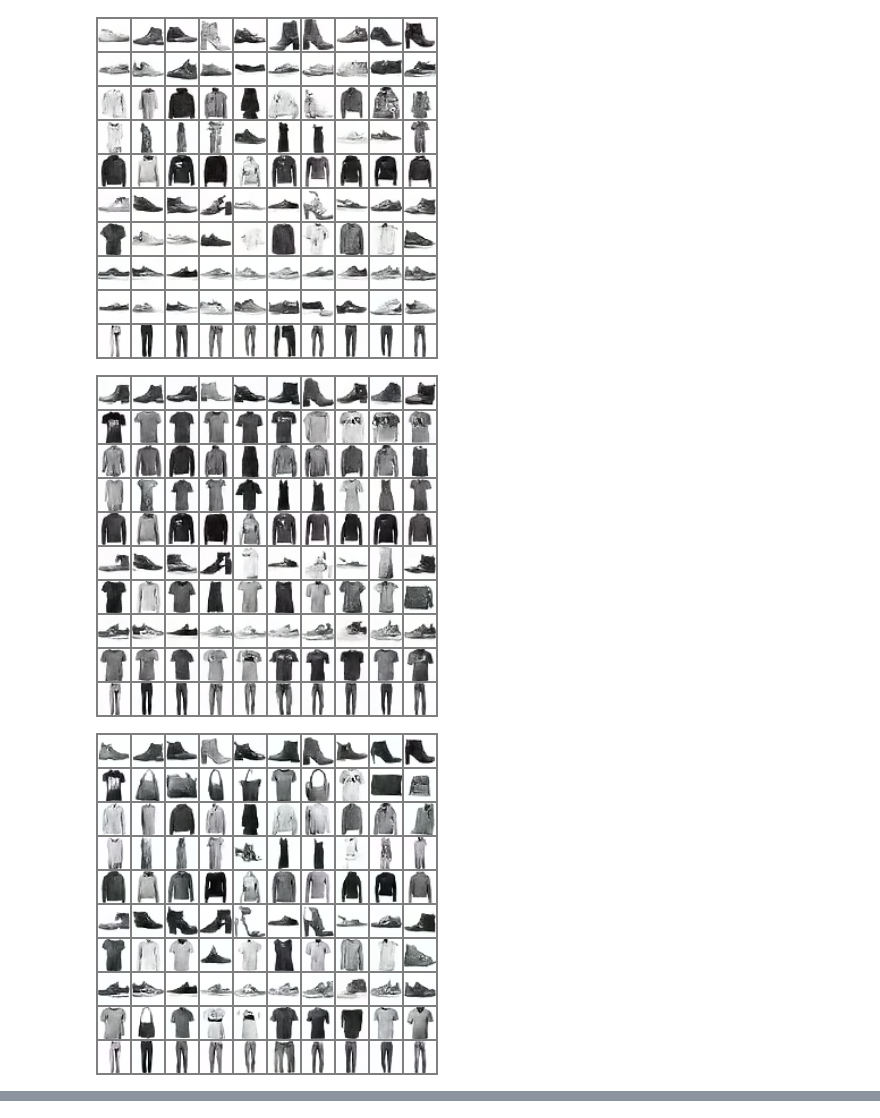
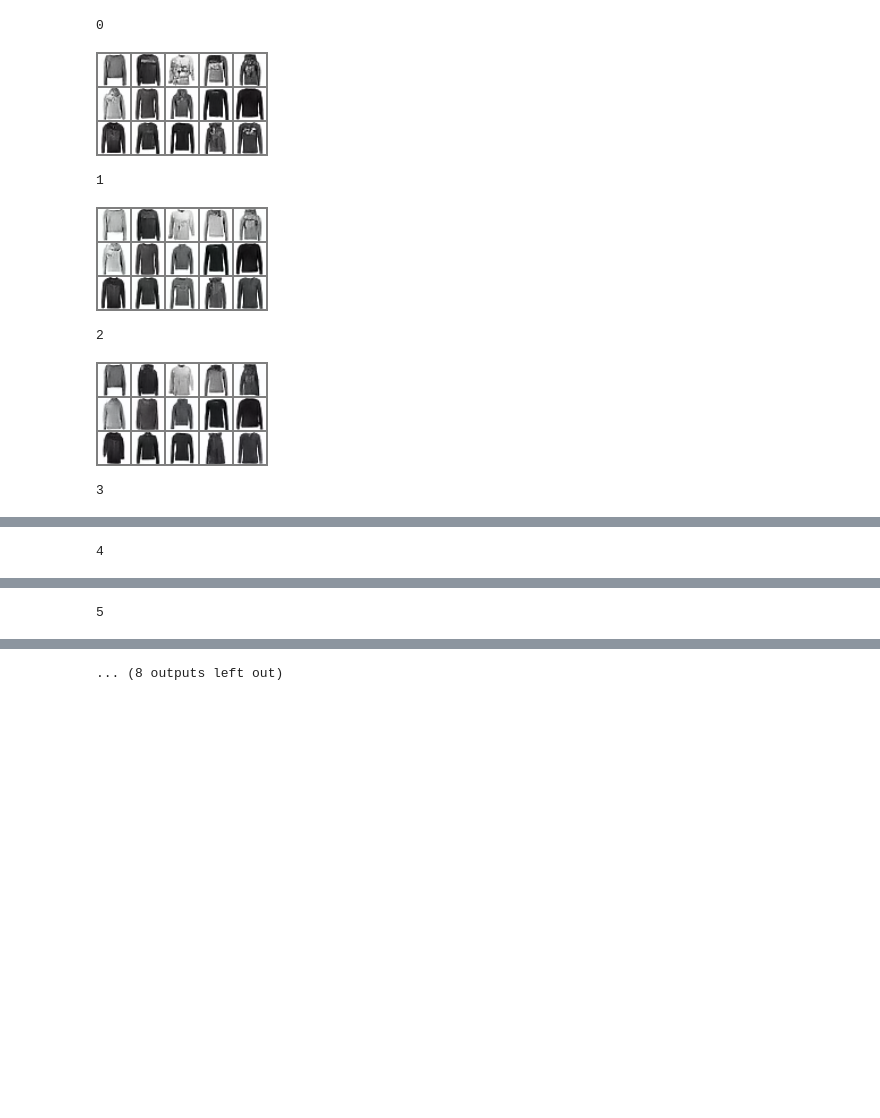
Before and after one commit to YLTun/federated_diffusion_model, a Jupyter notebook: diffusion_fedavg.ipynb, the cells around one changed output, grey strips where cells are left out. Saved outputs shown, nothing was run; the diff lists cells and outputs as text; code cells hidden in the pictures; blank space fills up the shorter version.

```diff
--- a/diffusion_fedavg.ipynb
+++ b/diffusion_fedavg.ipynb
@@ -43,7 +48,8 @@ print(data_config)
 print(train_config)
 
 # Data config.
-channels = data_config['channels']
+# img_size = data_config['img_size']
+# channels = data_config['channels']
 batch_size = data_config['batch_size']
 train_transform = data_config['train_transform']
 test_transform = data_config['test_transform']
@@ -55,6 +61,11 @@ num_rounds = train_config['rounds']
 num_local_epochs = train_config['local_epochs']
 eta = train_config['eta']
 save_interval = train_config['save_interval']
+
+# num_local_epochs = 1               # 1, 5, 10, 15
+
+save_dir = os.path.join('./output/diffusion_fedavg', dataset_name + '_b_{}_c_{}_le_{}'.format(beta, num_clients, num_local_epochs))
+os.makedirs(save_dir, exist_ok=True)
 # %% [output]
 {'img_size': 32, 'channels': 3, 'batch_size': 512, 'train_transform': Compose(
     RandomHorizontalFlip(p=0.5)
@@ -129,15 +140,18 @@ optim_args = {'lr': lr}
 for round_no in range(start_round, num_rounds):
     utils.print_separator(text='Round: {} / {}'.format(round_no + 1, num_rounds))
 
+    participating_clients = sorted(np.random.choice(client_idxes, size=num_participation, replace=False))
+    print('participating_clients:', participating_clients)
+
     # Local training.
     glob_model.train()
     client_updates = dict()
-    for client_idx in range(num_clients):
+    for client_idx in participating_clients:
         print('client:', client_idx)
         client_loader = client_loaders[client_idx]
 
         # Local training.
-        client_update = fl.local_update_fedavg(glob_model, client_loader, test_loader, num_local_epochs, optim_args)
+        client_update = fl.local_update_fedavg(glob_model, client_loader, num_local_epochs, optim_args, test_loader=test_loader)
 
         # For weighted averaging.
         client_updates.setdefault('local_w', list()).append(client_update['local_w'])
@@ -152,7 +166,7 @@ for round_no in range(start_round, num_rounds):
     glob_model.load_state_dict(glob_w)
 
     # Evaluate global model on local datasets.
-    for client_idx in range(num_clients):
+    for client_idx in participating_clients:
         g_train_loss = evaluate_model(glob_model, client_loader, diffusion_loss, tqdm_desc='g_train_loss')
         performance_dict['g_train_loss'].update_state(g_train_loss)
 
@@ -174,9 +188,10 @@ for round_no in range(start_round, num_rounds):
     if (round_no + 1) % save_interval == 0:
         torch.save(glob_model.state_dict(), os.path.join(save_dir, 'g_r_{}.pth'.format(round_no + 1)))
         utils.save_pickle(log_path, performance_log)
+        clear_output(wait=True)
 
     # Save client models only in the last round. To save space.
-    if round_no + 1 == num_rounds:
-        for client_idx in range(num_clients):
-            local_state_dict = client_updates['local_w'][client_idx]
-            torch.save(local_state_dict, os.path.join(save_dir, 'c_{}_r_{}.pth'.format(client_idx, round_no + 1)))
+#     if round_no + 1 == num_rounds:
+#         for client_idx in range(num_clients):
+#             local_state_dict = client_updates['local_w'][client_idx]
+#             torch.save(local_state_dict, os.path.join(save_dir, 'c_{}_r_{}.pth'.format(client_idx, round_no + 1)))
@@ -234,11 +235,17 @@ demo(glob_model, img_path, timesteps, eta)
 # %%
 # Reload saved client models for generation.
 local_model = DiffusionModel().to(device)
 for client_idx in range(num_clients):
+    print(client_idx)
     local_model.load_state_dict(torch.load(os.path.join(save_dir, 'c_{}_r_{}.pth'.format(client_idx, num_rounds))))
     img_path = os.path.join(img_folder, 'c_{}_final.png'.format(client_idx))
-    demo(local_model, img_path, timesteps, eta)
+#     demo(local_model, img_path, timesteps, eta)
+    demo(local_model, img_path, timesteps, eta, num_images=15, classes=[4], num_img_per_row=5)
 # %% [output]
+0
-[figure, old version]
+[figure, new version]
+1
-[figure, old version]
+[figure, new version]
+2
-[figure, old version]
+[figure, new version]
+3
@@ -245,0 +253 @@ for client_idx in range(num_clients):
+4
@@ -246,0 +255 @@ for client_idx in range(num_clients):
+5
@@ -253,0 +257 @@ for client_idx in range(num_clients):
+... (8 outputs left out)
```
Also changed, not shown: parts of 12 cells of this notebook, 8 other files.
